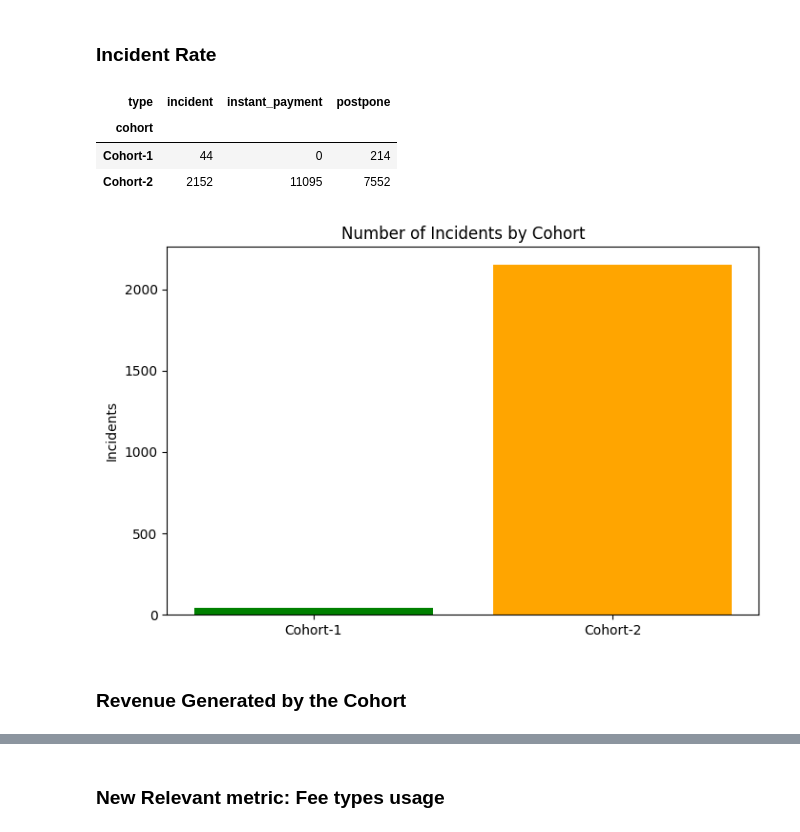
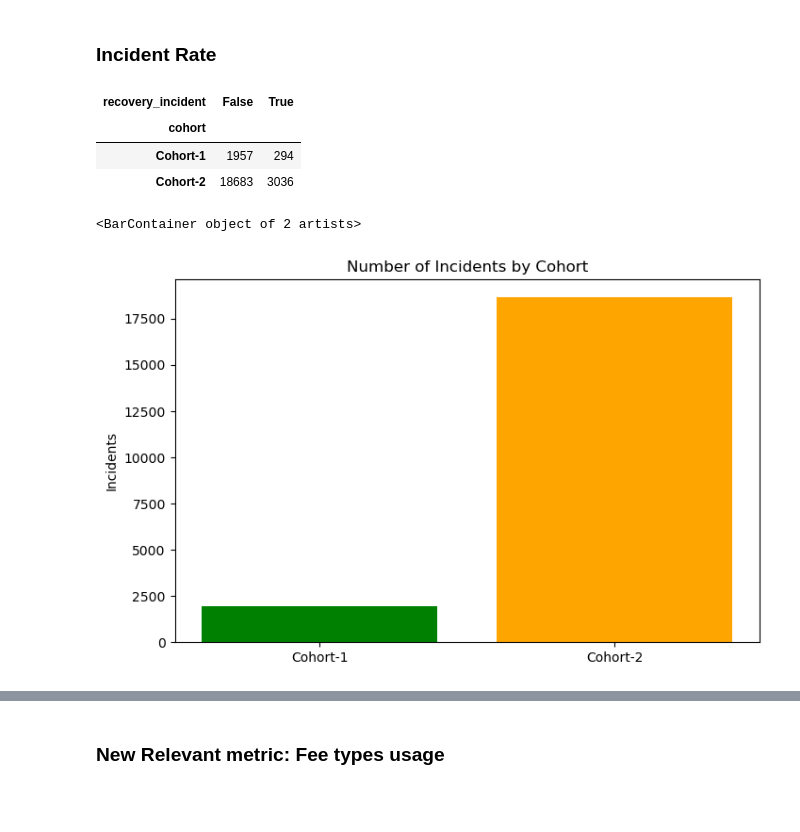
Before and after one commit to martaverfer/project-1-ironhack-payments-2-en, a Jupyter notebook: jupyter_notebooks/main.ipynb, the cells around one changed output, grey strips where cells are left out. Saved outputs shown, nothing was run; the diff lists cells and outputs as text; code cells hidden in the pictures; blank space fills up the shorter version.

Commit message:
incident proportion

```diff
--- a/jupyter_notebooks/main.ipynb
+++ b/jupyter_notebooks/main.ipynb
@@ -542,32 +542,21 @@ plt.bar(df.cohort, df["Total_amount"], color= ["Red","Blue"], edgecolor=None, wi
 # %% [markdown]
 ### Incident Rate
 # %%
-
+# Without proportion
 # create a new dataframe called merged_df_fees with the column cohort in it
-merged_df_fees = df_fees.merge(df_cash_request[['cash_request_id', 'cohort']], on='cash_request_id', how='left')
-
-incident_rate = pd.crosstab(merged_df_fees['cohort'], merged_df_fees['type'])
-
-
+incident_rate = pd.crosstab(df_cash_request['cohort'], df_cash_request['recovery_incident'])
 incident_rate
 # %% [output]
-| type | incident | instant_payment | postpone |
-| cohort |  |  |  |
-| Cohort-1 | 44 | 0 | 214 |
-| Cohort-2 | 2152 | 11095 | 7552 |
+| recovery_incident | False | True |
+| cohort |  |  |
+| Cohort-1 | 1957 | 294 |
+| Cohort-2 | 18683 | 3036 |
 # %%
-
-
 plt.figure(figsize=(8,5))
 plt.xlabel("")
 plt.ylabel("Incidents")
 plt.title('Number of Incidents by Cohort')
-plt.bar(incident_rate.index, incident_rate["incident"], color= ["Green","Orange"], edgecolor=None, width=0.8, align='center', alpha=None, label=None)
-
-
-
-df = pd.DataFrame(data)
+plt.bar(incident_rate.index, incident_rate["recovery_incident" == True], color= ["Green","Orange"], edgecolor=None, width=0.8, align='center', alpha=None, label=None)
 # %% [output]
+<BarContainer object of 2 artists>
-[figure, old version]
+[figure, new version]
-# %% [markdown]
-### Revenue Generated by the Cohort
```
Also changed, not shown: parts of 10 cells of this notebook, 2 other files.
